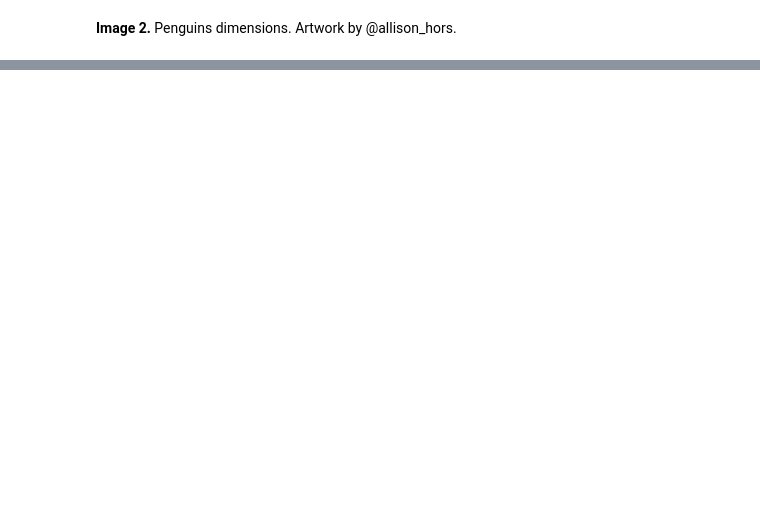
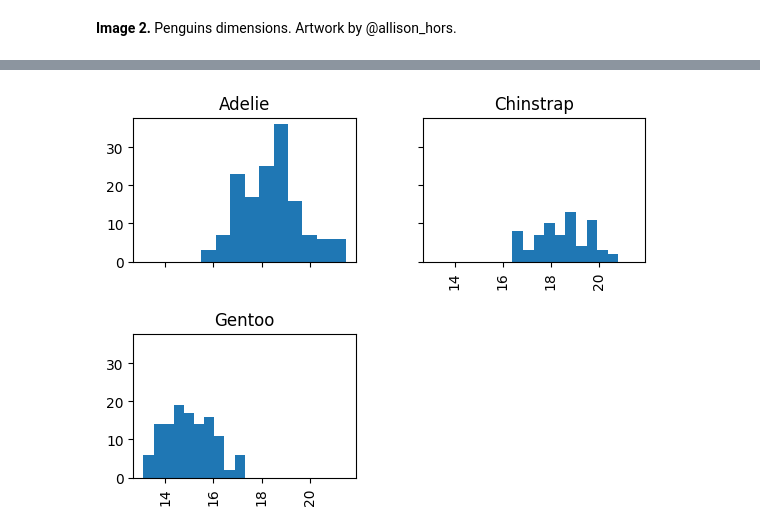
Before and after one commit to rodri-iot/pinguinos_palmer, a Jupyter notebook: Lesson_6.ipynb, the cells around one changed output, grey strips where cells are left out. Drawn from its saved outputs; the diff is of its cells as text; code cells hidden in the pictures; blank space fills up the shorter version.

```diff
--- a/Lesson_6.ipynb
+++ b/Lesson_6.ipynb
@@ -39,4 +155,8 @@ df = pd.read_csv(url)
 # %%
 # Show the histogram per bill depth
+df.hist(column='bill_depth_mm', by='species', sharex=True, sharey=True)
+plt.show()
+# %% [output]
+[figure, added]
 # %%
 # Show the histogram per flipper length
```
Also changed, not shown: parts of 16 cells of this notebook.
